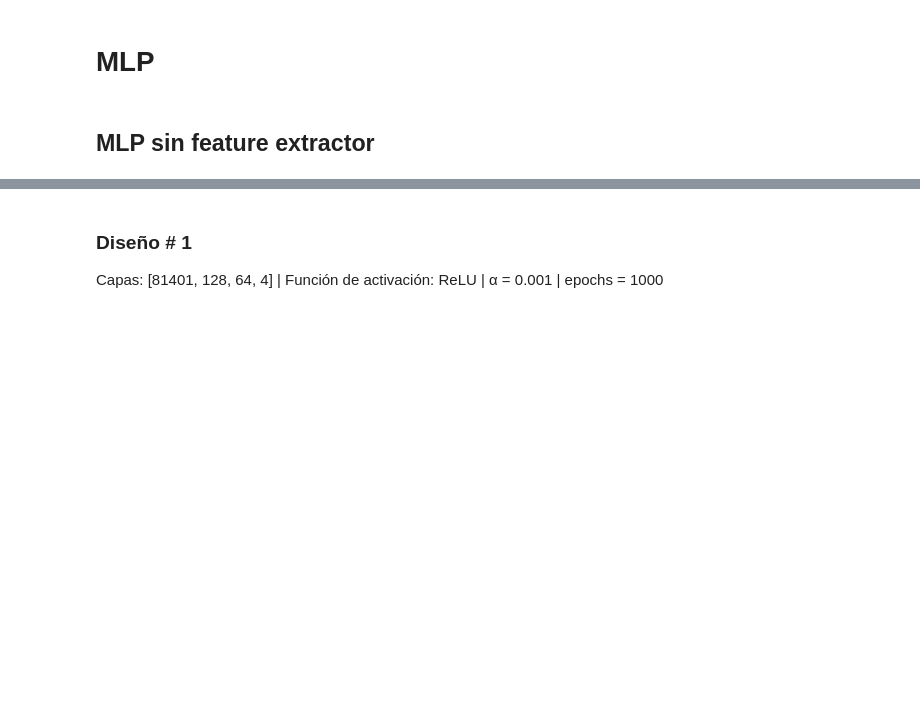
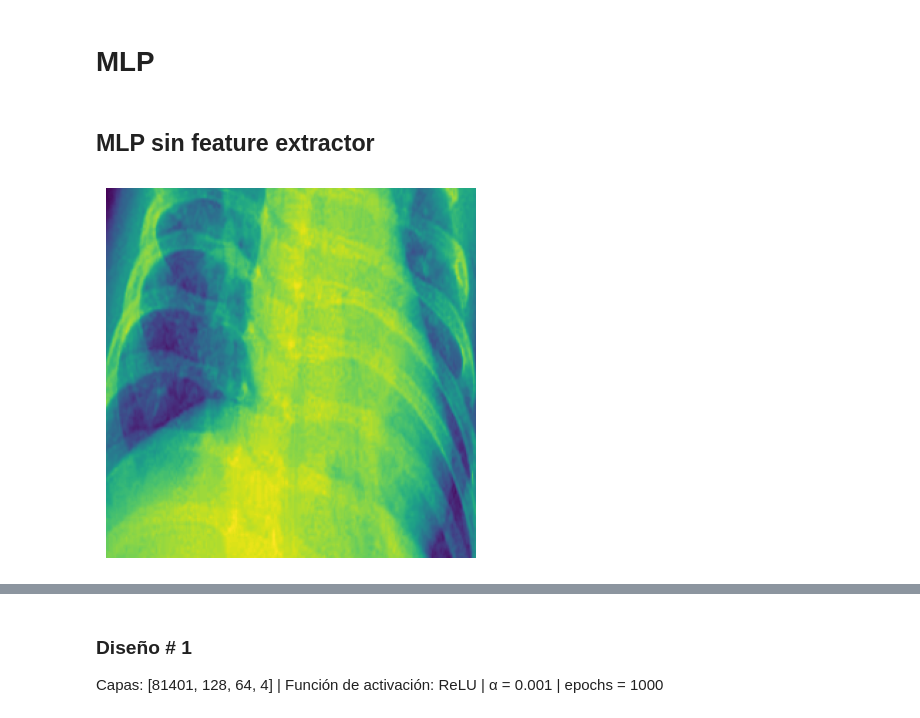
Before and after one commit to JulianCamacho/CE-5506-Reconocimiento-de-Patrones, a Jupyter notebook: Proyecto2/Proyecto2.ipynb, the cells around one changed output, grey strips where cells are left out. Cells and saved outputs as stored; diff of their text form; code cells hidden in the pictures; blank space fills up the shorter version.

```diff
--- a/Proyecto2/Proyecto2.ipynb
+++ b/Proyecto2/Proyecto2.ipynb
@@ -66,32 +76,42 @@ def computeMetrics(y_test, y_pred, training_time):
 # %%
 #=====  Cargar y aplicar feature extractor a las imágenes  =====#
 X = []
 y = []
 
 input_folders = ["./testi3/", "./testi4/", "./testi2/", "./testi/"]
 #input_folders = ["./COVID-19_Radiography_Dataset/COVID/", "./COVID-19_Radiography_Dataset/Lung_Opacity/",
 #                 "./COVID-19_Radiography_Dataset/Normal/", "./COVID-19_Radiography_Dataset/Viral_Pneumonia/"]
 #input_folders = ["drive/MyDrive/COVID-19_Radiography_Dataset/COVID/", "drive/MyDrive/COVID-19_Radiography_Dataset/Lung_Opacity/",
 #                 "drive/MyDrive/COVID-19_Radiography_Dataset/Normal/", "drive/MyDrive/COVID-19_Radiography_Dataset/Viral_Pneumonia/"]
 
 i = 0
 for folder in input_folders:
     input_folder = folder
     for filename in os.listdir(input_folder):
         if filename.endswith(".jpg") or filename.endswith(".png"):
-            image_path = os.path.join(input_folder, filename)
+            #image_path = os.path.join(input_folder, filename)
             image = Image.open(image_path)
             image = image.crop((20, 20, 280, 280))
             image = image.convert('L')          # Convertir a escala de grises
-            image = np.array(image).flatten()   # Flatten the image
+            #image = np.array(image).flatten()   # Flatten the image
+
+            #image_path = os.path.join(input_folder, filename)
+            #image = cv2.imread(image_path)
+
             X.append(image)
             y.append(i)
     i+=1
 
-np.save("X.npy", X)
-np.save("y.npy", y)
+pil_image_arr = np.array(X[0])
+plt.imshow(pil_image_arr)
+plt.axis('off')
+pil_image.show()
+#np.save("X.npy", X)
+#np.save("y.npy", y)
 #np.save("drive/MyDrive/X.npy", X)
 #np.save("drive/MyDrive/y.npy", y)
+# %% [output]
+[figure, added]
 # %%
 #=====  Feature Engineering  =====#
 
```
Also changed, not shown: parts of 7 cells of this notebook, 2 other files.
